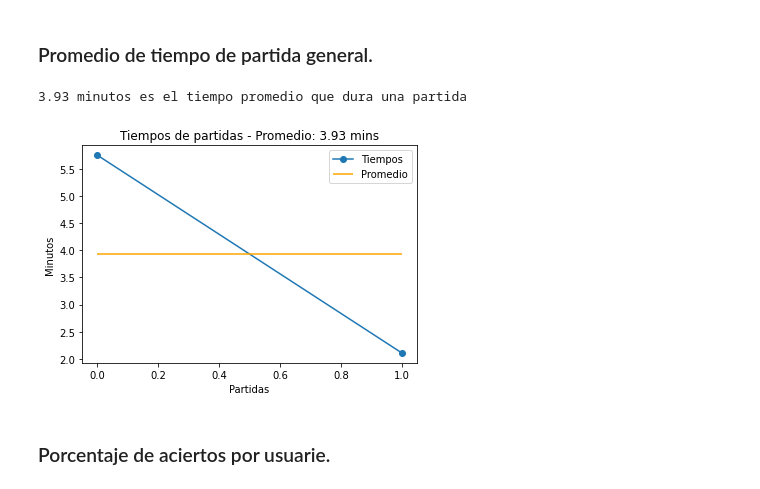
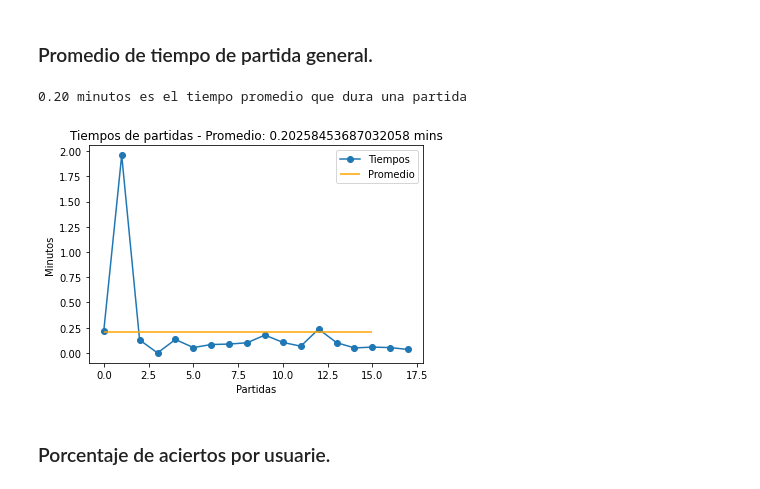
Before and after one commit to josu-dev/FiguRace, a Jupyter notebook: analysis_section/data_analysis.ipynb, the cells around one changed output. Cells and saved outputs as stored; diff of their text form; code cells hidden in the pictures.

Commit message:
Add finished graph

```diff
--- a/analysis_section/data_analysis.ipynb
+++ b/analysis_section/data_analysis.ipynb
@@ -286,29 +315,34 @@ plt.show()
 # %% [markdown]
 ### Promedio de tiempo de partida general.
-# %%
-inicios = []
-finales = []
-for partida in DATA_FRAME.iloc:
-    if partida['evento'] == 'inicio_partida':inicios.append(partida['timestamp'])
-    elif partida['evento'] == 'fin':finales.append(partida['timestamp'])
-tiempos_de_partidas = [
-    round((end - start)/60, 2)
-    for start,end in zip(inicios,finales)
-]
-promedio = round((sum(tiempos_de_partidas)/ len(tiempos_de_partidas)),2)
-print(f'{promedio} minutos es el tiempo promedio que dura una partida')
-# %% [output]
-3.93 minutos es el tiempo promedio que dura una partida
+# %%
+sub_df = DATA_FRAME.loc[:,['timestamp','evento']]
+tiempos = []
+inicio = 0
+ult_timestamp = 0
+for intento in sub_df.iloc:
+    act_time = intento['timestamp']
+    if (intento['evento'] == 'inicio_partida'):
+        tiempos.append((ult_timestamp-inicio)/60)
+        inicio = act_time
+    ult_timestamp = act_time
+else:
+    if (intento['evento'] != 'inicio_partida'):
+        tiempos.append((ult_timestamp-inicio)/60)
+tiempos.pop(0)
+promedio = sum(tiempos)/(len(tiempos) if tiempos else 1)
+print(f'{(promedio):.2f} minutos es el tiempo promedio que dura una partida')
+# %% [output]
+0.20 minutos es el tiempo promedio que dura una partida
 # %%
 plt.xlabel('Partidas')
 plt.ylabel('Minutos')
 plt.title(f'Tiempos de partidas - Promedio: {promedio} mins')
-plt.plot(tiempos_de_partidas,label='Tiempos',marker= 'o' if len(tiempos_de_partidas) < 50 else ',')
-plt.hlines(promedio,0,(len(tiempos_de_partidas)-1),label="Promedio",colors='orange')
+plt.plot(tiempos,label='Tiempos',marker= 'o' if len(tiempos_de_partidas) < 50 else ',')
+plt.hlines(promedio,0,(len(tiempos_de_partidas)),label="Promedio",colors='orange')
 plt.legend()
 plt.show()
 # %% [output]
-[figure, old version]
+[figure, new version]
 # %% [markdown]
 ### Porcentaje de aciertos por usuarie.
 # %%
```
Also changed, not shown: parts of 25 cells of this notebook.
